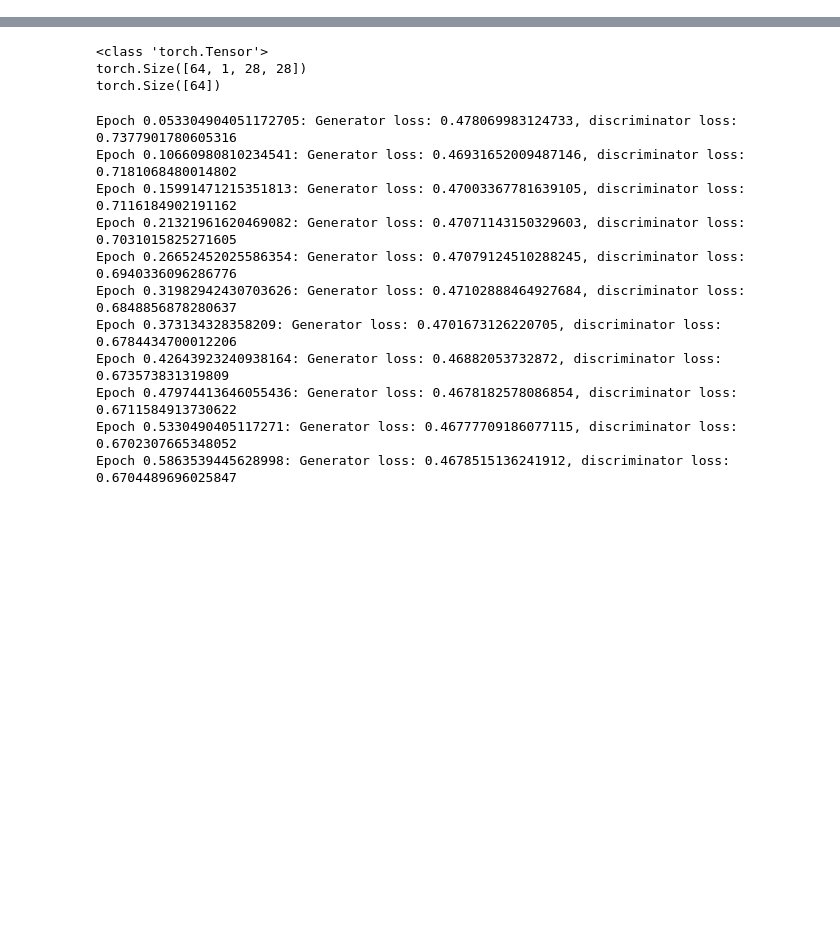
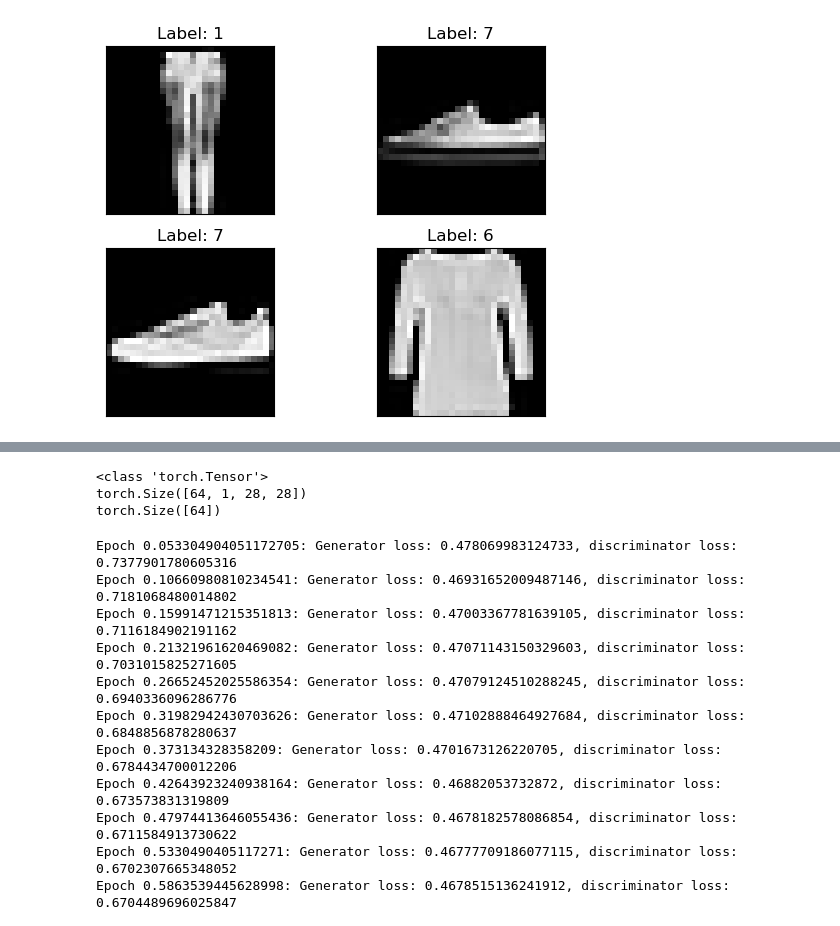
Before and after one commit to Dopo0/Project-deep-unsupervised-learning, a Jupyter notebook: GANs.ipynb, the cells around one changed output, grey strips where cells are left out. Cells and saved outputs as stored; diff of their text form; code cells hidden in the pictures; blank space fills up the shorter version.

```diff
--- a/GANs.ipynb
+++ b/GANs.ipynb
@@ -0,0 +1,38 @@
+# %%
+import torch
+from torchvision import datasets, transforms
+import numpy as np
+import matplotlib.pyplot as plt
+import torch
+
+
+# Transformations
+transform = transforms.Compose([
+    transforms.ToTensor(),
+    transforms.Normalize((0.5,), (0.5,))
+])
+
+# Fashion MNIST dataset
+train_set = datasets.FashionMNIST('Data_FashionMNIST/', download=True, train=True, transform=transform)
+trainLoader = torch.utils.data.DataLoader(train_set, batch_size=64, shuffle=True)
+
+test_set = datasets.FashionMNIST('Data_FashionMNIST/', download=True, train=False, transform=transform)
+testLoader = torch.utils.data.DataLoader(test_set, batch_size=64, shuffle=True)
+
+# Function to show multiple images
+def show_images(images, labels):
+    fig = plt.figure()
+    for i in range(4):
+        plt.subplot(2, 2, i + 1)
+        plt.imshow(images[i][0], cmap='gray')
+        plt.title("Label: {}".format(labels[i]))
+        plt.xticks([])
+        plt.yticks([])
+    plt.show()
+
+# Testing the function
+training_data = iter(trainLoader)
+images, labels = next(training_data)
+show_images(images, labels)
+# %% [output]
+[figure, added]
```
Also changed, not shown: parts of 14 cells of this notebook.
